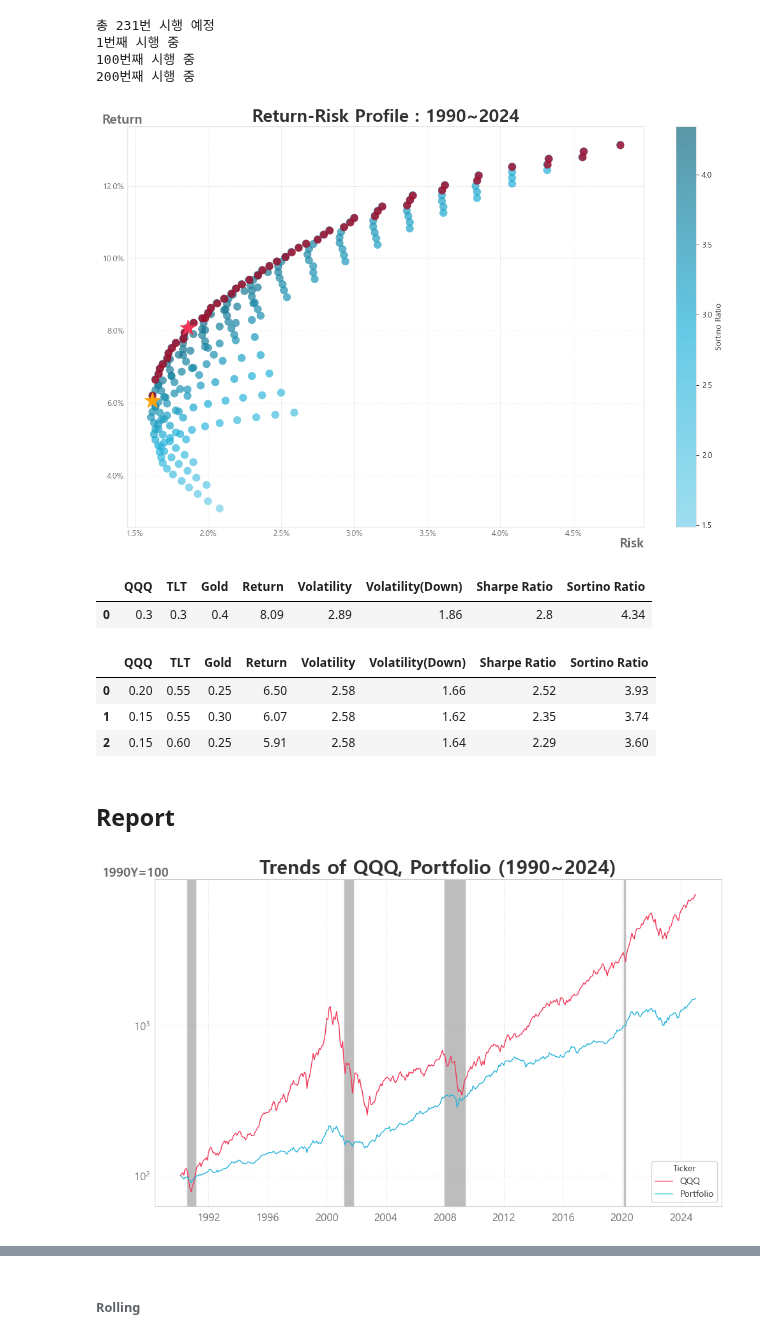
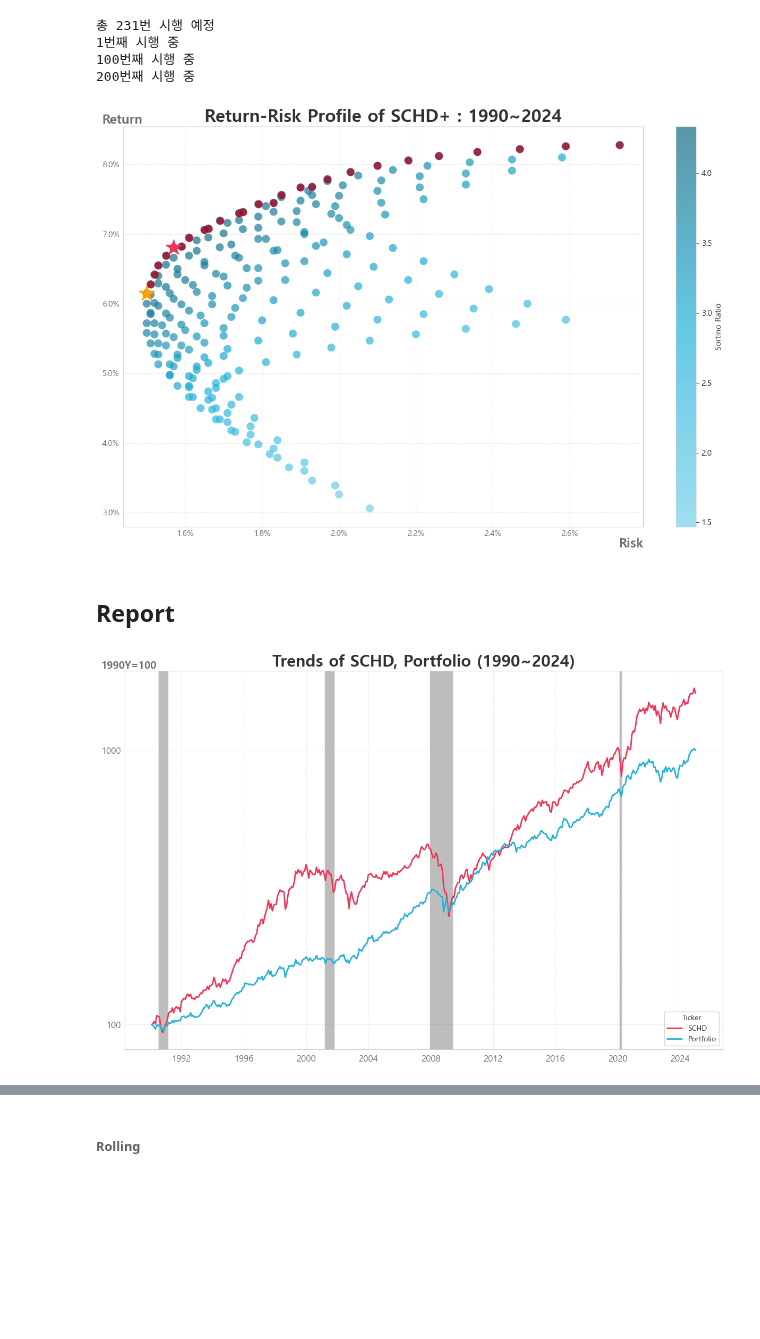
Before and after one commit to sdjhs0327/ws_fn, a Jupyter notebook: strategy/00_02_AWP.ipynb, the cells around one changed output, grey strips where cells are left out. Saved outputs shown, nothing was run; the diff lists cells and outputs as text; code cells hidden in the pictures; blank space fills up the shorter version.

```diff
--- a/strategy/00_02_AWP.ipynb
+++ b/strategy/00_02_AWP.ipynb
@@ -288,9 +288,13 @@ process, obtimal, min_risk = allocator.cal_optimal(dataset_m, unit='monthly', re
 1번째 시행 중
 100번째 시행 중
 200번째 시행 중
+# %%
+process['Point'] = None
+process['Point'][process[process['Sortino Ratio'] == process['Sortino Ratio'].max()]['Return'].idxmax()] = 'Obtimal'
+process['Point'][process[process['Volatility(Down)'] == process['Volatility(Down)'].min()]['Return'].idxmax()] = 'MinRisk'
 # %%
-obtimal = obtimal.sort_values('Return', ascending=False).reset_index(drop=True)
-min_risk = min_risk.sort_values('Volatility(Down)').reset_index(drop=True)
+obtimal = process[process['Point'] == 'Obtimal'].reset_index(drop=True)
+min_risk = process[process['Point'] == 'MinRisk'].reset_index(drop=True)
 # %%
 def is_efficient(df):
     # 효율적인 포트폴리오를 담을 리스트
@@ -321,4 +325,6 @@ eff_idx = is_efficient(process[['Return', 'Volatility(Down)']].rename(columns={'
 process['Efficient'] = False
 process.loc[eff_idx.index, 'Efficient'] = True
 process['Efficient'][process['Return']<min_risk['Return'].values[0]] = False
+# %%
+cols = ['SCHD', 'Portfolio']
 # %%
@@ -345,7 +351,7 @@ plt.gca().tick_params(axis="x", pad=1)  # X축 눈금 패딩 조정
 plt.gca().tick_params(axis="y", pad=1)  # Y축 눈금 패딩 조정
 
 # 축 설정
-plt.title(f"Return-Risk Profile : {dataset_m.index[0].year}~{dataset_m.index[-1].year}", fontsize=22, fontweight="bold", color=color_basic)
+plt.title(f"Return-Risk Profile of {cols[0]}+ : {dataset_m.index[0].year}~{dataset_m.index[-1].year}", fontsize=22, fontweight="bold", color=color_basic)
 plt.xlabel("Risk", fontsize=16, labelpad=0, fontweight="bold", color=color_around, loc="right")
 plt.ylabel("Return", fontsize=16, labelpad=-50, fontweight="bold", color=color_around, loc="top", rotation=0)
 plt.colorbar(label='Sortino Ratio')
@@ -362,22 +368,10 @@ plt.scatter(min_risk[x][0], min_risk[y][0], marker="*", s=400, alpha=1, c = colo
 plt.tight_layout()
 plt.show()
 # %% [output]
-[figure, old version]
+[figure, new version]
-# %%
-obtimal
-# %% [output]
-|  | QQQ | TLT | Gold | Return | Volatility | Volatility(Down) | Sharpe Ratio | Sortino Ratio |
-| 0 | 0.3 | 0.3 | 0.4 | 8.09 | 2.89 | 1.86 | 2.8 | 4.34 |
-# %%
-min_risk
-# %% [output]
-|  | QQQ | TLT | Gold | Return | Volatility | Volatility(Down) | Sharpe Ratio | Sortino Ratio |
-| 0 | 0.20 | 0.55 | 0.25 | 6.50 | 2.58 | 1.66 | 2.52 | 3.93 |
-| 1 | 0.15 | 0.55 | 0.30 | 6.07 | 2.58 | 1.62 | 2.35 | 3.74 |
-| 2 | 0.15 | 0.60 | 0.25 | 5.91 | 2.58 | 1.64 | 2.29 | 3.60 |
 # %%
-ratio = pd.DataFrame(list(obtimal.values[0][:-5]),
-             index=obtimal.columns[:-5], columns=['ratio'])
+ratio = pd.DataFrame(list(obtimal.values[0][:-6]),
+             index=obtimal.columns[:-6], columns=['ratio'])
 ratio = list(ratio['ratio'])
 
 ## ratio = [0.5, 0.5, 0]
@@ -387,19 +381,22 @@ result = result/result.iloc[0]*100
 # %% [markdown]
 ## Report
 # %%
+plt.figure(figsize=figsize)
 ## 트랜드 그래프
-data = result[['QQQ', 'Portfolio']].copy()
+data = result[cols].copy()
 _df = data.reset_index()
 _df = _df.melt(id_vars='Date', value_vars=_df.columns, var_name='Ticker', value_name='Value')
 
 colors = [color_norm, color_cont, color_sub]
-lineplot = sns.lineplot(data=_df, x='Date', y='Value', hue='Ticker', palette=colors, linestyle='-', linewidth=1)
-plt.title(f'Trends of QQQ, Portfolio ({data.index[0].year}~{data.index[-1].year})', fontsize=22, fontweight='bold', color=color_basic)
-plt.ylabel(f"{data.index[0].year}Y=100", fontsize=14, labelpad=-40, fontweight="bold", color=color_around, loc="top", rotation=0)
+lineplot = sns.lineplot(data=_df, x='Date', y='Value', hue='Ticker', palette=colors, linestyle='-', linewidth=2)
+plt.title(f'Trends of {", ".join(cols)} ({data.index[0].year}~{data.index[-1].year})', fontsize=22, fontweight='bold', color=color_basic)
+plt.ylabel(f"{data.index[0].year}Y=100", fontsize=14, labelpad=-75, fontweight="bold", color=color_around, loc="top", rotation=0)
 plt.xlabel("")
 plt.xticks(fontsize=12, color=color_around)
 plt.yticks(fontsize=12, color=color_around)
 plt.yscale('log')
+plt.yticks([100, 1000], ['100', '1000'], fontsize=12, color=color_around)
+
 
 # 눈금과 축 간격 줄이기
 plt.gca().tick_params(axis="y", pad=1)  # Y축 눈금 패딩 조정
@@ -407,33 +404,33 @@ plt.gca().tick_params(axis="y", pad=1)  # Y축 눈금 패딩 조정
 # 그리드 추가
 plt.grid(color=color_around2, linestyle="--", linewidth=0.7, alpha=0.7)
 
 x_min, x_max = data.index.min(), data.index.max()
 # 강조할 기간 목록
 highlight_periods = [
     ('1980-01-02', '1980-07-02'),
     ('1981-07-01', '1982-11-03'),
     ('1990-07-05', '1991-03-01'),
     ('2001-03-02', '2001-11-02'),
     ('2007-12-04', '2009-06-01'),
     ('2020-01-31', '2020-04-03')
 ]
 
 for start, end in highlight_periods:
     # datetime으로 변환
     start_date = pd.to_datetime(start)
     end_date = pd.to_datetime(end)
 
     # x축 범위와 비교하여 범위를 조정
     if start_date > x_max or end_date < x_min:
         continue  # x축 범위를 벗어나면 건너뜀
     adjusted_start = max(start_date, x_min)
     adjusted_end = min(end_date, x_max)
     plt.axvspan(adjusted_start, adjusted_end, facecolor=color_around, alpha=0.45)
 
 # 그래프 표시
 plt.tight_layout()
 plt.show()
 # %% [output]
-[figure, old version]
+[figure, new version]
 # %%
 ## 연수익률
```
Also changed, not shown: parts of 9 cells of this notebook.
